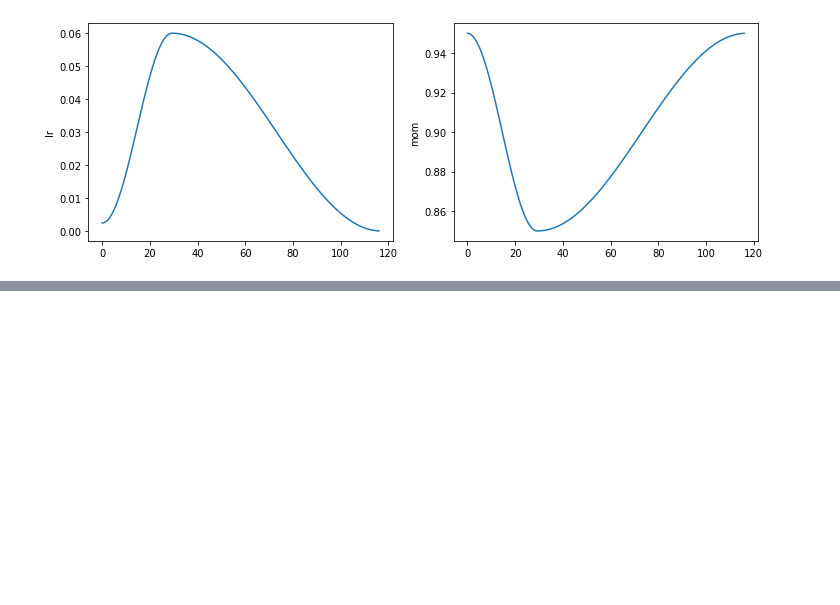
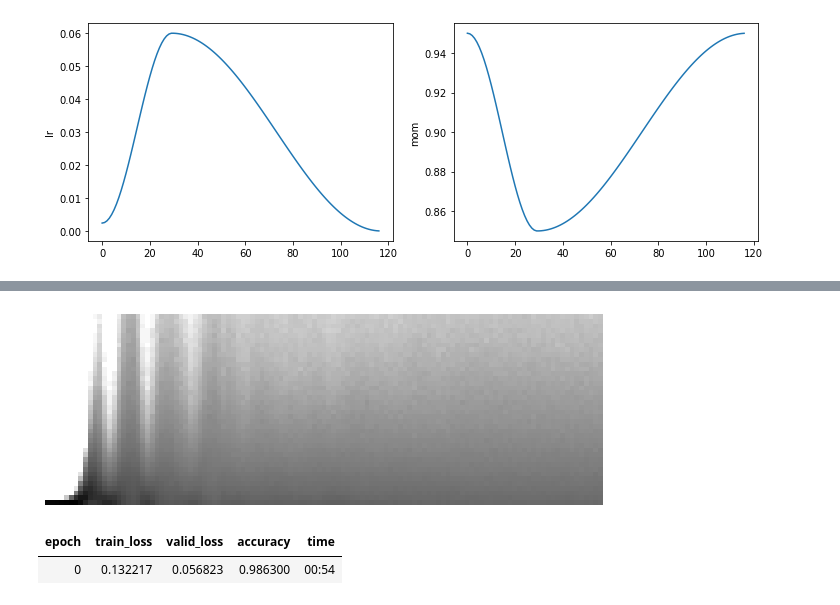
Before and after one commit to george-kan/fastai, a Jupyter notebook: Chapter13/Chapter_13_notes.ipynb, the cells around one changed output, grey strips where cells are left out. Drawn from its saved outputs; the diff is of its cells as text; code cells hidden in the pictures; blank space fills up the shorter version.

```diff
--- a/Chapter13/Chapter_13_notes.ipynb
+++ b/Chapter13/Chapter_13_notes.ipynb
@@ -378,0 +366,4 @@ learn.activation_stats.plot_layer_stats(-2)
+# %%
+learn.activation_stats.color_dim(-2)
+# %% [output]
+[figure, added]
@@ -378,0 +376,5 @@ learn.activation_stats.plot_layer_stats(-2)
+# %%
+learn = fit()
+# %% [output]
+| epoch | train_loss | valid_loss | accuracy | time |
+| 0 | 0.132217 | 0.056823 | 0.986300 | 00:54 |
```
Also changed, not shown: parts of 18 cells of this notebook.
